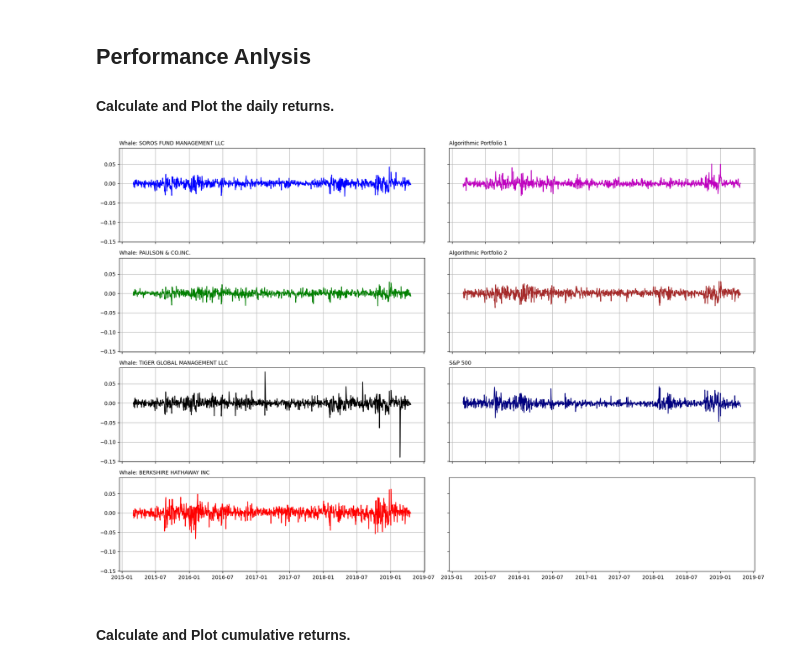
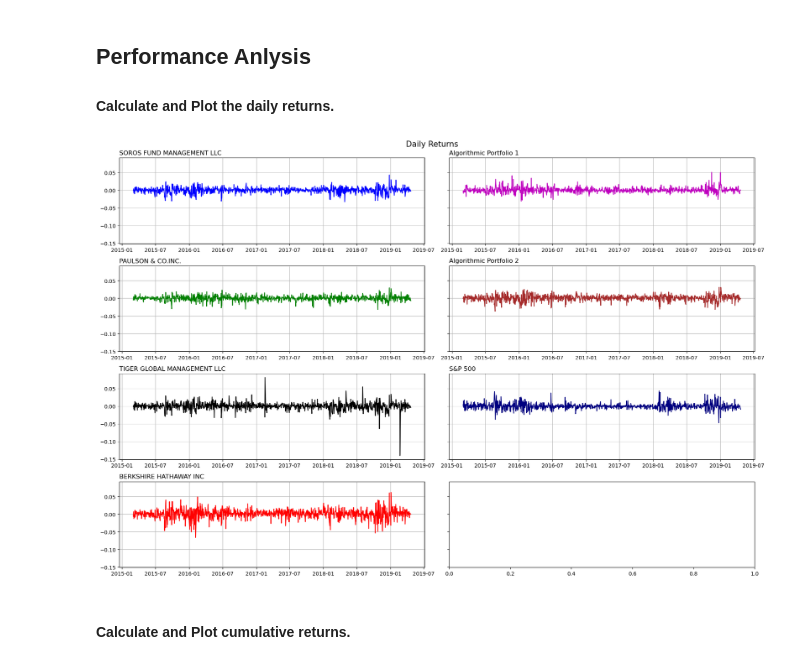
Before and after one commit to twigikit/pandas-homework, a Jupyter notebook: whale_analysis.ipynb, the cells around one changed output. Drawn from its saved outputs; the diff is of its cells as text; code cells hidden in the pictures.

```diff
--- a/whale_analysis.ipynb
+++ b/whale_analysis.ipynb
@@ -143,9 +189,11 @@ sp500_daily_returns = sp500_daily_returns.rename(columns={'Close':'sp500'})
+# %%
+sp500_daily_returns = sp500_daily_returns.sort_index()
 # %% [markdown]
 ## Combine Whale, Algorithmic, and S&P 500 Returns
 # %%
 # Join Whale Returns, Algorithmic Returns, and the S&P 500 Returns into a single DataFrame with columns for each portfolio's returns.
-all_daily_returns = pd.concat ([whale_df, algo_df, sp500_daily_returns], axis="columns", join="inner")
-all_daily_returns.head()
+combined_daily_returns = pd.concat([whale_df, algo_df, sp500_daily_returns], axis = "columns", join = "inner")
+combined_daily_returns.head()
 # %% [output]
 |  | SOROS FUND MANAGEMENT LLC | PAULSON & CO.INC. | TIGER GLOBAL MANAGEMENT LLC | BERKSHIRE HATHAWAY INC | Algo 1 | Algo 2 | ... |
 | Date |  |  |  |  |  |  | ... |
@@ -155,10 +203,9 @@ all_daily_returns.head()
 | 2015-03-06 | -0.007905 | -0.003574 | -0.008481 | -0.013098 | -0.004957 | -0.011460 | ... |
 | 2015-03-09 | 0.000582 | 0.004225 | 0.005843 | -0.001652 | -0.005447 | 0.001303 | ... |
 # %%
-#rename columns for ease of referencing and neater visual plot
-all_daily_returns = all_daily_returns.rename(columns = {'SOROS FUND MANAGEMENT LLC':'Soros',
-                                                        'PAULSON & CO.INC. ':'Paulson',
-                                                        'TIGER GLOBAL MANAGEMENT LLC':'Tiger',
-                                                        'BERKSHIRE HATHAWAY INC': 'Berkshire',
-                                                        'Algo 1':'Algo1',
-                                                        'Algo 2':'Algo2'})
+#rename columns with short name for ease of referencing and neater plot display
+combined_daily_returns = combined_daily_returns.rename(columns={"SOROS FUND MANAGEMENT LLC":"Soros",
+                                                                "PAULSON & CO.INC. ":"Paulson",
+                                                                "TIGER GLOBAL MANAGEMENT LLC":"Tiger",
+                                                                "BERKSHIRE HATHAWAY INC":"Berkshire"})
+combined_daily_returns.head()
@@ -184,51 +229,49 @@ In this section, you will calculate and visualize performance and risk metrics f
 #### Calculate and Plot the daily returns.
 # %%
 # Plot daily returns of all portfolios
-fig, axs = plt.subplots(4,2, sharex = True, sharey = True, figsize=(18,12))
+fig, axs = plt.subplots(4,2, sharex = False, sharey = True, figsize=(18,12))
 
-#fig.suptitle("Daily Returns")
+fig.suptitle("Daily Returns", fontsize = 15)
 
 #plot 1
-axs[0,0].plot(all_daily_returns["Soros"], color="b")
-axs[0,0].set_title("Whale: SOROS FUND MANAGEMENT LLC", loc="left", fontsize = 10)
+axs[0,0].plot(combined_daily_returns["Soros"], color="b")
+axs[0,0].set_title("SOROS FUND MANAGEMENT LLC", loc="left", fontsize = 12)
 axs[0,0].grid(True)
-#axs[0,0].set_xlabel('date')
-#axs[0,0].set_ylabel('%')
 
 #plot 2
-axs[1,0].plot(all_daily_returns["Paulson"], color="g")
-axs[1,0].set_title("Whale: PAULSON & CO.INC.", loc="left", fontsize = 10)
+axs[1,0].plot(combined_daily_returns["Paulson"], color="g")
+axs[1,0].set_title("PAULSON & CO.INC.", loc="left", fontsize = 12)
 axs[1,0].grid(True)
 
 #plot 3
-axs[2,0].plot(all_daily_returns["Tiger"], color="k")
-axs[2,0].set_title("Whale: TIGER GLOBAL MANAGEMENT LLC", loc="left", fontsize = 10)
+axs[2,0].plot(combined_daily_returns["Tiger"], color="k")
+axs[2,0].set_title("TIGER GLOBAL MANAGEMENT LLC", loc="left", fontsize = 12)
 axs[2,0].grid(True)
 
 #plot 4
-axs[3,0].plot(all_daily_returns["Berkshire"], color="r")
-axs[3,0].set_title("Whale: BERKSHIRE HATHAWAY INC", loc="left", fontsize = 10)
+axs[3,0].plot(combined_daily_returns["Berkshire"], color="r")
+axs[3,0].set_title("BERKSHIRE HATHAWAY INC", loc="left", fontsize = 12)
 axs[3,0].grid(True)
 
 #plot 5
-axs[0,1].plot(all_daily_returns["Algo1"], color="m")
-axs[0,1].set_title("Algorithmic Portfolio 1", loc="left", fontsize = 10)
+axs[0,1].plot(combined_daily_returns["Algo 1"], color="m")
+axs[0,1].set_title("Algorithmic Portfolio 1", loc="left", fontsize = 12)
 axs[0,1].grid(True)
 
 #plot 6
-axs[1,1].plot(all_daily_returns["Algo2"], color="brown")
-axs[1,1].set_title("Algorithmic Portfolio 2", loc="left", fontsize = 10)
+axs[1,1].plot(combined_daily_returns["Algo 2"], color="brown")
+axs[1,1].set_title("Algorithmic Portfolio 2", loc="left", fontsize = 12)
 axs[1,1].grid(True)
 
 #plot 7
-axs[2,1].plot(all_daily_returns["sp500"], color="navy")
-axs[2,1].set_title("S&P 500", loc="left", fontsize = 10)
+axs[2,1].plot(combined_daily_returns["S&P 500"], color="navy")
+axs[2,1].set_title("S&P 500", loc="left", fontsize = 12)
 axs[2,1].grid(True)
 
 
 fig.tight_layout()
 plt.show()
 # %% [output]
-[figure, old version]
+[figure, new version]
 # %% [markdown]
 #### Calculate and Plot cumulative returns.
```
Also changed, not shown: parts of 69 cells of this notebook, 3 other files.
